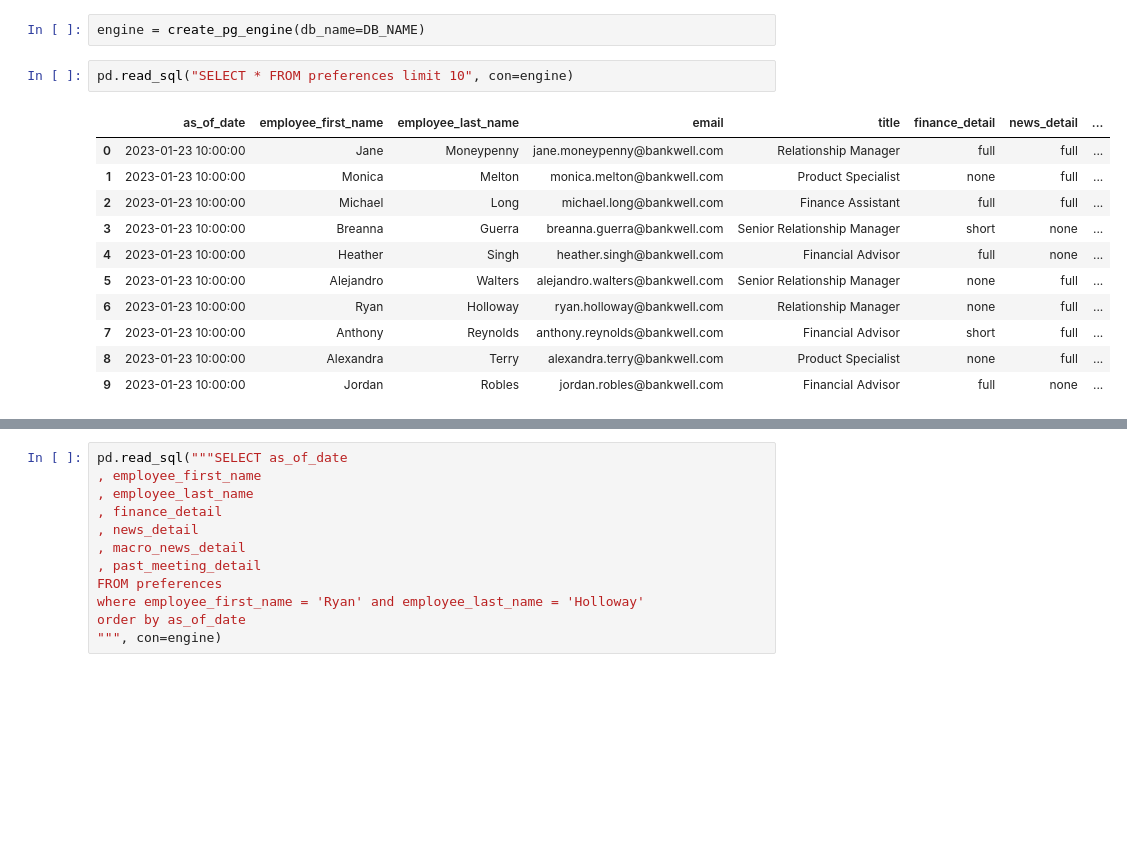
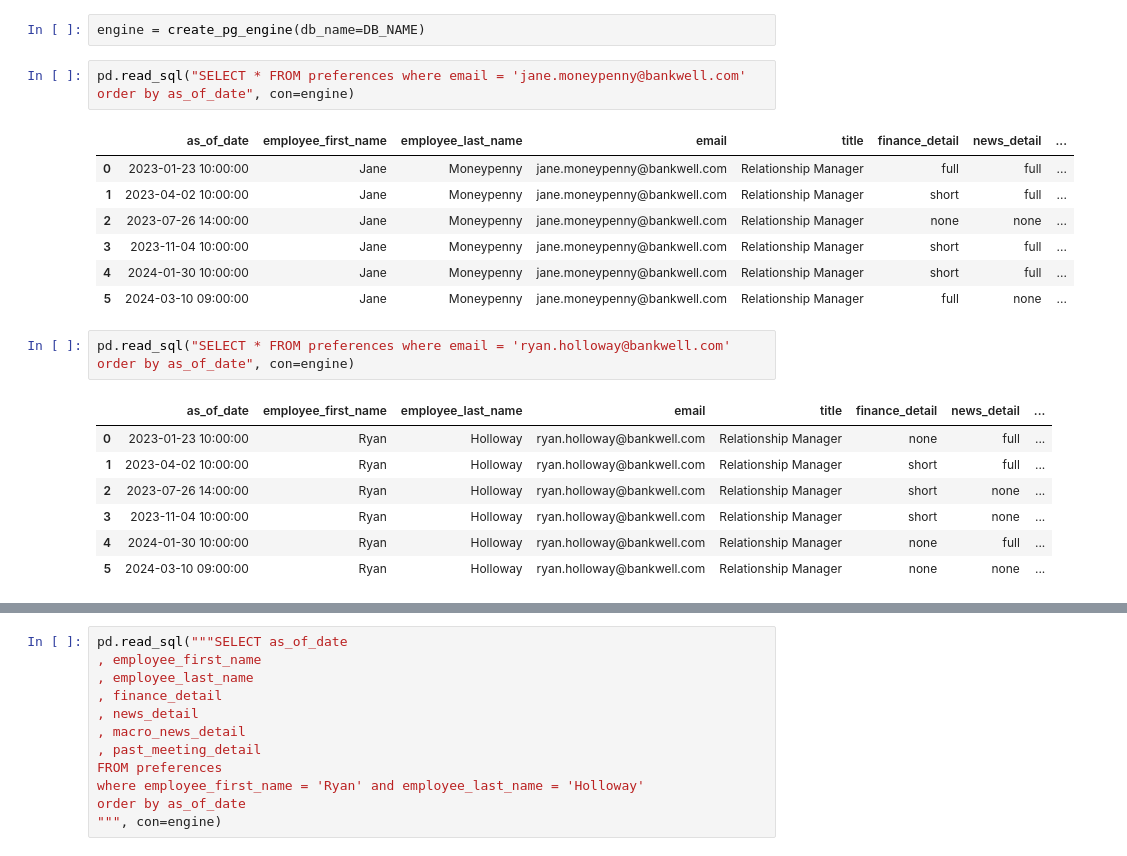
Before and after one commit to ConvoAI-Capstone-SpSu2025/currensee, a Jupyter notebook: notebooks/1.0-data_loading/7.0-preference-data-testing.ipynb, the cells around one changed output, grey strips where cells are left out. Saved outputs shown, nothing was run; the diff lists cells and outputs as text; blank space fills up the shorter version.

```diff
--- a/notebooks/1.0-data_loading/7.0-preference-data-testing.ipynb
+++ b/notebooks/1.0-data_loading/7.0-preference-data-testing.ipynb
@@ -19,16 +15,22 @@ DB_NAME = "crm_outlook"
 # %%
 engine = create_pg_engine(db_name=DB_NAME)
 # %%
-pd.read_sql("SELECT * FROM preferences limit 10", con=engine)
+pd.read_sql("SELECT * FROM preferences where email = 'jane.moneypenny@bankwell.com' order by as_of_date", con=engine)
 # %% [output]
 |  | as_of_date | employee_first_name | employee_last_name | email | title | finance_detail | news_detail | ... |
 | 0 | 2023-01-23 10:00:00 | Jane | Moneypenny | jane.moneypenny@bankwell.com | Relationship Manager | full | full | ... |
-| 1 | 2023-01-23 10:00:00 | Monica | Melton | monica.melton@bankwell.com | Product Specialist | none | full | ... |
-| 2 | 2023-01-23 10:00:00 | Michael | Long | michael.long@bankwell.com | Finance Assistant | full | full | ... |
-| 3 | 2023-01-23 10:00:00 | Breanna | Guerra | breanna.guerra@bankwell.com | Senior Relationship Manager | short | none | ... |
-| 4 | 2023-01-23 10:00:00 | Heather | Singh | heather.singh@bankwell.com | Financial Advisor | full | none | ... |
-| 5 | 2023-01-23 10:00:00 | Alejandro | Walters | alejandro.walters@bankwell.com | Senior Relationship Manager | none | full | ... |
-| 6 | 2023-01-23 10:00:00 | Ryan | Holloway | ryan.holloway@bankwell.com | Relationship Manager | none | full | ... |
-| 7 | 2023-01-23 10:00:00 | Anthony | Reynolds | anthony.reynolds@bankwell.com | Financial Advisor | short | full | ... |
-| 8 | 2023-01-23 10:00:00 | Alexandra | Terry | alexandra.terry@bankwell.com | Product Specialist | none | full | ... |
-| 9 | 2023-01-23 10:00:00 | Jordan | Robles | jordan.robles@bankwell.com | Financial Advisor | full | none | ... |
+| 1 | 2023-04-02 10:00:00 | Jane | Moneypenny | jane.moneypenny@bankwell.com | Relationship Manager | short | full | ... |
+| 2 | 2023-07-26 14:00:00 | Jane | Moneypenny | jane.moneypenny@bankwell.com | Relationship Manager | none | none | ... |
+| 3 | 2023-11-04 10:00:00 | Jane | Moneypenny | jane.moneypenny@bankwell.com | Relationship Manager | short | full | ... |
+| 4 | 2024-01-30 10:00:00 | Jane | Moneypenny | jane.moneypenny@bankwell.com | Relationship Manager | short | full | ... |
+| 5 | 2024-03-10 09:00:00 | Jane | Moneypenny | jane.moneypenny@bankwell.com | Relationship Manager | full | none | ... |
+# %%
+pd.read_sql("SELECT * FROM preferences where email = 'ryan.holloway@bankwell.com' order by as_of_date", con=engine)
+# %% [output]
+|  | as_of_date | employee_first_name | employee_last_name | email | title | finance_detail | news_detail | ... |
+| 0 | 2023-01-23 10:00:00 | Ryan | Holloway | ryan.holloway@bankwell.com | Relationship Manager | none | full | ... |
+| 1 | 2023-04-02 10:00:00 | Ryan | Holloway | ryan.holloway@bankwell.com | Relationship Manager | short | full | ... |
+| 2 | 2023-07-26 14:00:00 | Ryan | Holloway | ryan.holloway@bankwell.com | Relationship Manager | short | none | ... |
+| 3 | 2023-11-04 10:00:00 | Ryan | Holloway | ryan.holloway@bankwell.com | Relationship Manager | short | none | ... |
+| 4 | 2024-01-30 10:00:00 | Ryan | Holloway | ryan.holloway@bankwell.com | Relationship Manager | none | full | ... |
+| 5 | 2024-03-10 09:00:00 | Ryan | Holloway | ryan.holloway@bankwell.com | Relationship Manager | none | none | ... |
```
Also changed, not shown: parts of 5 cells of this notebook, 3 other files.
